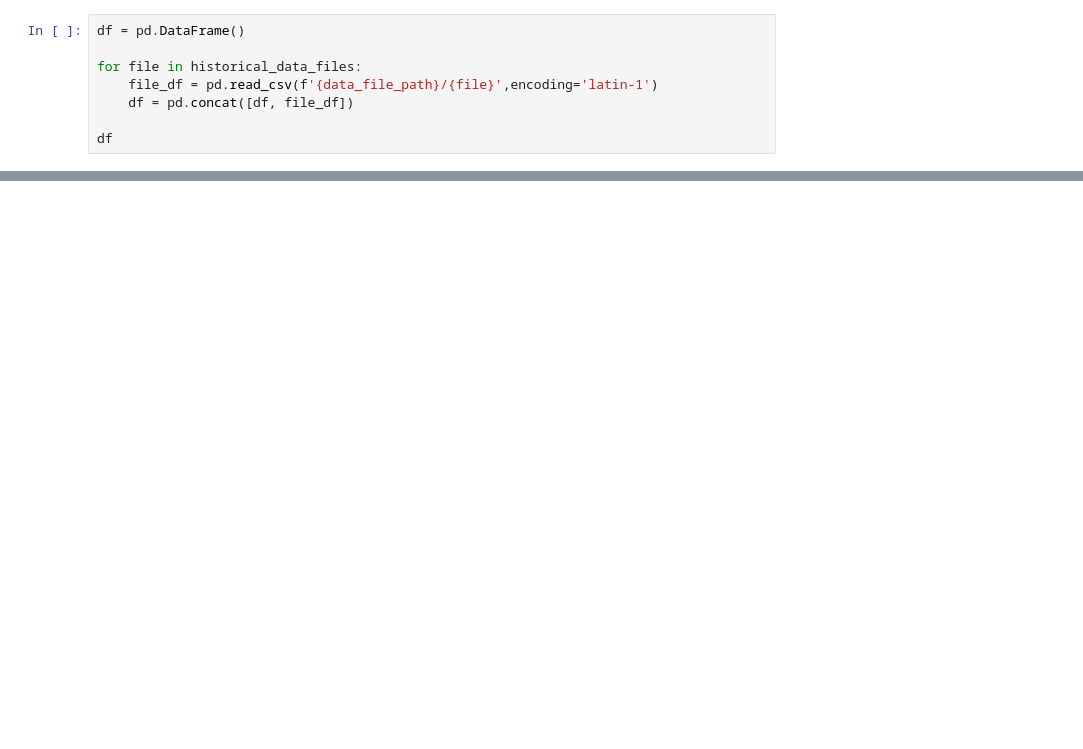
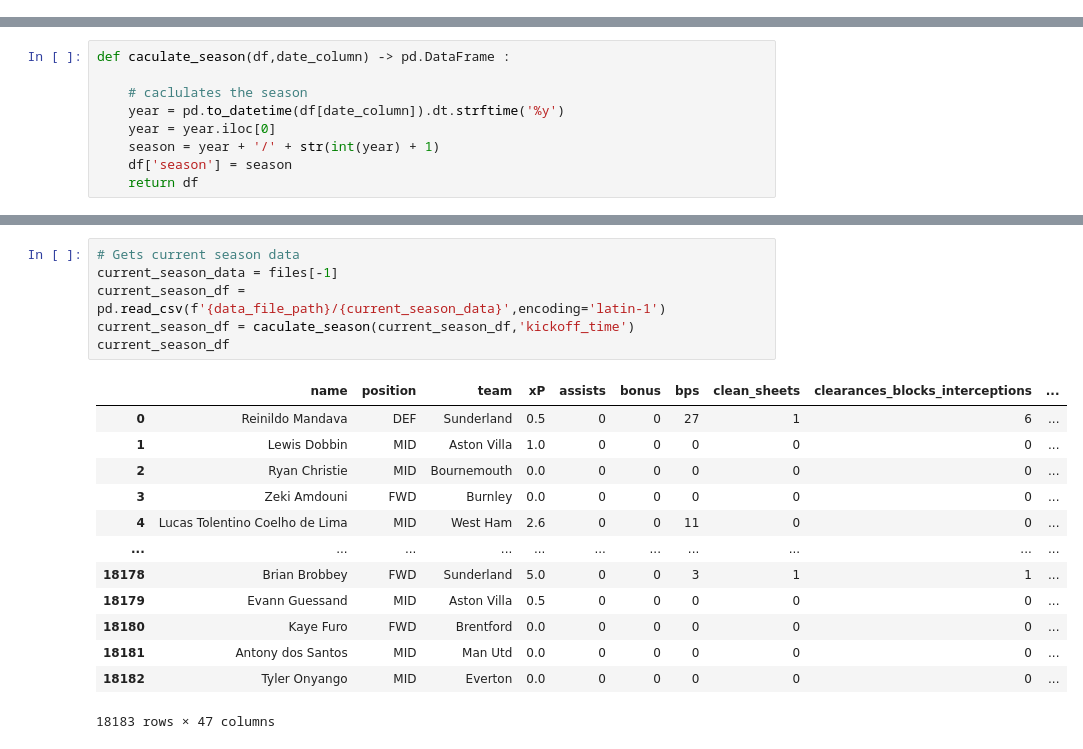
Before and after one commit to Lukeallen999/FPL_player_points_prediction, a Jupyter notebook: run.ipynb, the cells around one changed output, grey strips where cells are left out. Cells and saved outputs as stored; diff of their text form; blank space fills up the shorter version.

```diff
--- a/run.ipynb
+++ b/run.ipynb
@@ -38,11 +38,3 @@ file_df
 | 23677 | Álvaro_Arbeloa | 0 | 0 | 0 | 0 | 0 | 0 | ... |
 | 23678 | Álvaro_Negredo | 0 | 25 | 0 | 2 | 0 | -3 | ... |
 23679 rows × 56 columns
-# %%
-df = pd.DataFrame()
-
-for file in historical_data_files:
-    file_df = pd.read_csv(f'{data_file_path}/{file}',encoding='latin-1')
-    df = pd.concat([df, file_df])
-
-df
@@ -62,0 +41,9 @@ df
+# %%
+def caculate_season(df,date_column) -> pd.DataFrame :
+
+    # caclulates the season
+    year = pd.to_datetime(df[date_column]).dt.strftime('%y')
+    year = year.iloc[0]
+    season = year + '/' + str(int(year) + 1)
+    df['season'] = season
+    return df
@@ -62,0 +78,20 @@ df
+# %%
+# Gets current season data
+current_season_data = files[-1]
+current_season_df = pd.read_csv(f'{data_file_path}/{current_season_data}',encoding='latin-1')
+current_season_df = caculate_season(current_season_df,'kickoff_time')
+current_season_df
+# %% [output]
+|  | name | position | team | xP | assists | bonus | bps | clean_sheets | clearances_blocks_interceptions | ... |
+| 0 | Reinildo Mandava | DEF | Sunderland | 0.5 | 0 | 0 | 27 | 1 | 6 | ... |
+| 1 | Lewis Dobbin | MID | Aston Villa | 1.0 | 0 | 0 | 0 | 0 | 0 | ... |
+| 2 | Ryan Christie | MID | Bournemouth | 0.0 | 0 | 0 | 0 | 0 | 0 | ... |
+| 3 | Zeki Amdouni | FWD | Burnley | 0.0 | 0 | 0 | 0 | 0 | 0 | ... |
+| 4 | Lucas Tolentino Coelho de Lima | MID | West Ham | 2.6 | 0 | 0 | 11 | 0 | 0 | ... |
+| ... | ... | ... | ... | ... | ... | ... | ... | ... | ... | ... |
+| 18178 | Brian Brobbey | FWD | Sunderland | 5.0 | 0 | 0 | 3 | 1 | 1 | ... |
+| 18179 | Evann Guessand | MID | Aston Villa | 0.5 | 0 | 0 | 0 | 0 | 0 | ... |
+| 18180 | Kaye Furo | FWD | Brentford | 0.0 | 0 | 0 | 0 | 0 | 0 | ... |
+| 18181 | Antony dos Santos | MID | Man Utd | 0.0 | 0 | 0 | 0 | 0 | 0 | ... |
+| 18182 | Tyler Onyango | MID | Everton | 0.0 | 0 | 0 | 0 | 0 | 0 | ... |
+18183 rows × 47 columns
```
Also changed, not shown: parts of 8 cells of this notebook.
